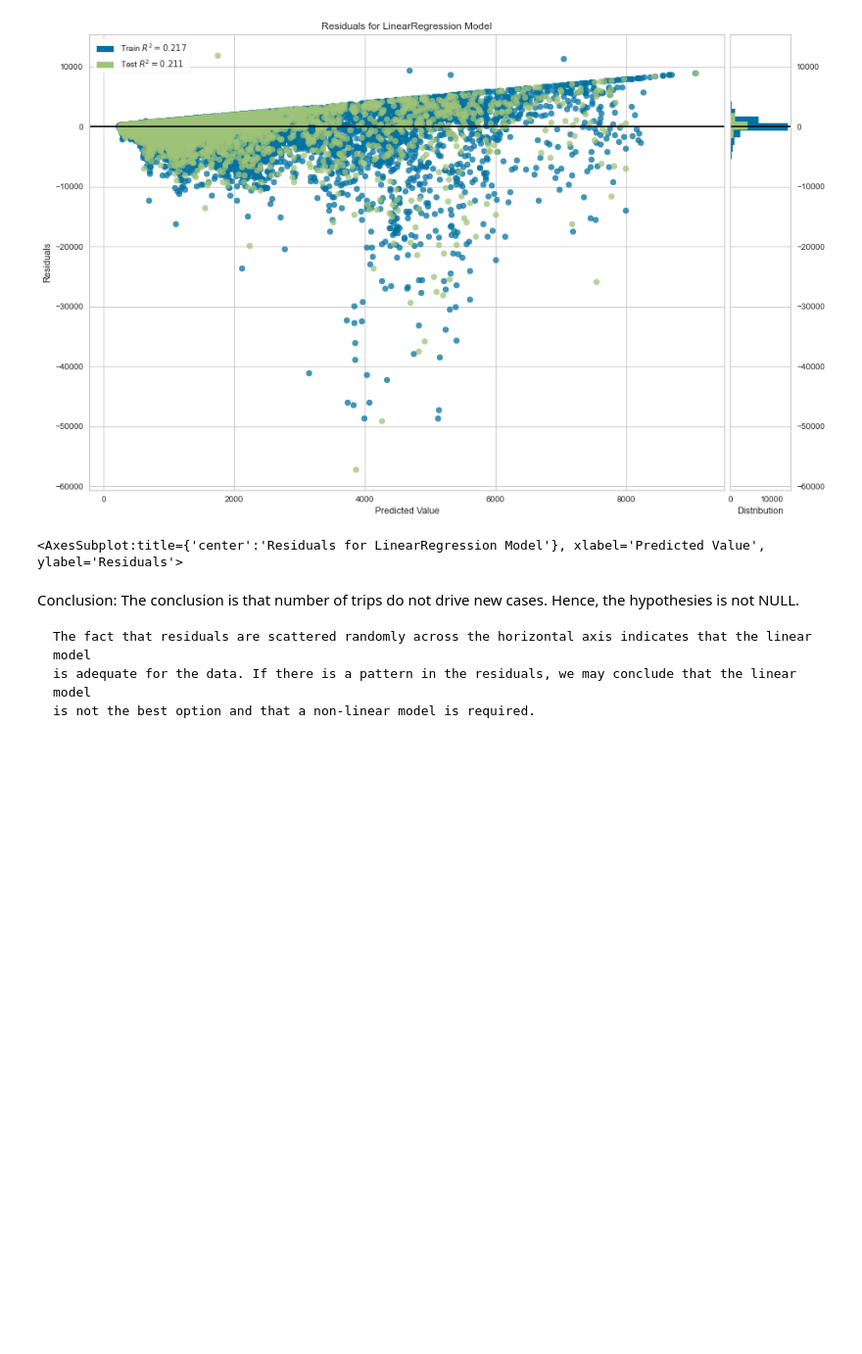
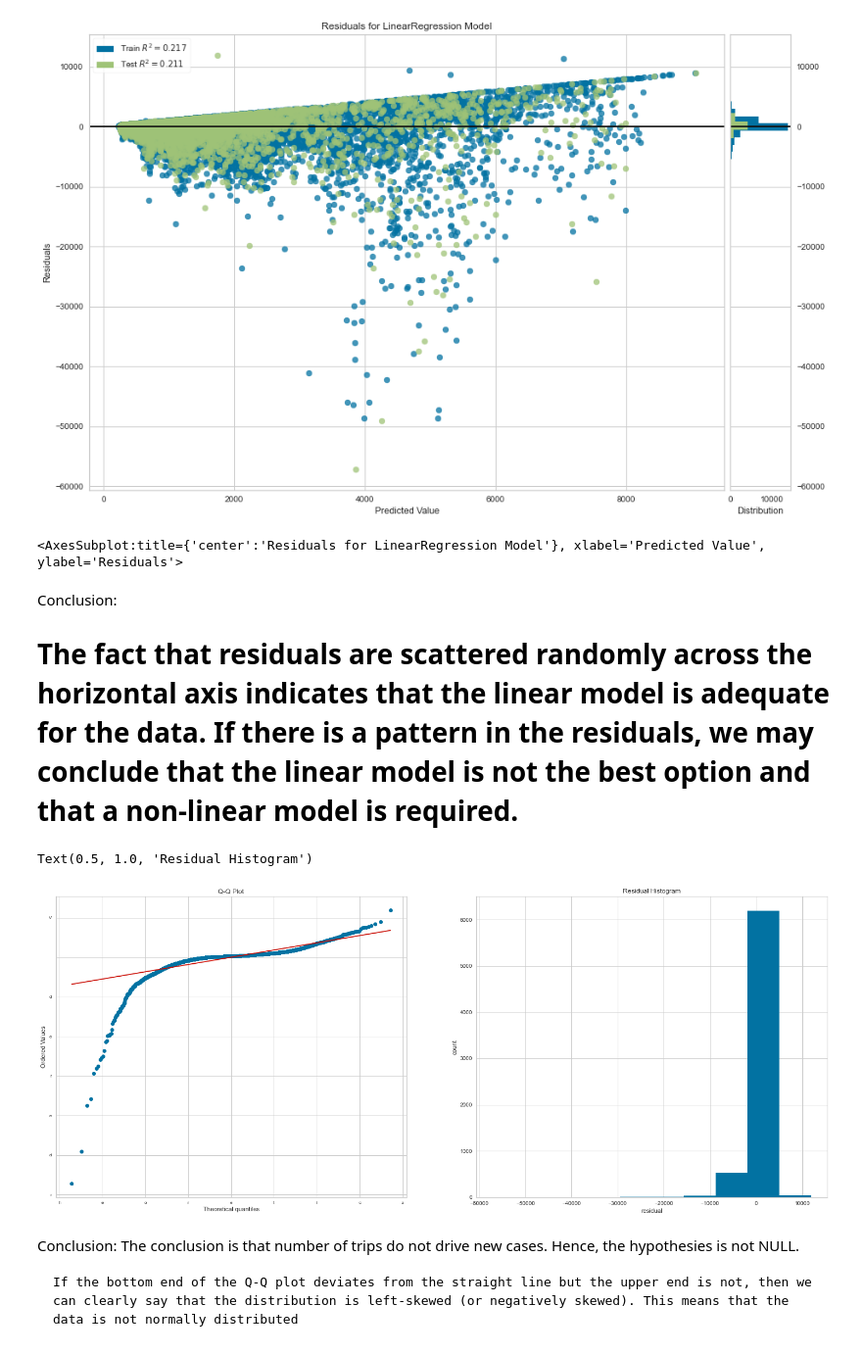
Before and after one commit to colinscampbell/project-1, a Jupyter notebook: prina.ipynb, the cells around one changed output. Shown at 98% size. Saved outputs shown, nothing was run; the diff lists cells and outputs as text; code cells hidden in the pictures; blank space fills up the shorter version.

```diff
--- a/prina.ipynb
+++ b/prina.ipynb
@@ -117,8 +140,31 @@ visualizer.show()
 <AxesSubplot:title={'center':'Residuals for LinearRegression Model'}, xlabel='Predicted Value', ylabel='Residuals'>
 # %% [markdown]
 Conclusion:
-    The conclusion is that number of trips do not drive new cases. Hence, the hypothesies is not NULL.
 
-    The fact that residuals are scattered randomly across the horizontal axis indicates that the linear model
-    is adequate for the data. If there is a pattern in the residuals, we may conclude that the linear model
-    is not the best option and that a non-linear model is required.
+#   The fact that residuals are scattered randomly across the horizontal axis indicates that the linear model is adequate for the data. If there is a pattern in the residuals, we may conclude that the linear model is not the best option and that a non-linear model is required.
+# %%
+# QQ Plot and residual histogram:
+
+a4_dims = (25, 10)
+f, ax = plt.subplots(1,2,figsize=a4_dims)
+z = resid # standardize the observation
+
+stats.probplot(z, dist="norm", plot=ax[0])
+ax[0].set_title("Residual")
+ax[0].set_title("Q-Q Plot")
+ax[0].set_xticklabels("Theoretical Quantile",fontsize=8)
+ax[0].set_yticklabels("Ordered Values",fontsize=8)
+ax[1].hist(z)
+ax[1].set_xlabel("residual")
+ax[1].set_ylabel("count")
+ax[1].set_title("Residual Histogram")
+
+# Output of QQ-Polt and Histrogram is saved as output_data/QQ-Plot.png
+# %% [output]
+Text(0.5, 1.0, 'Residual Histogram')
+[figure, added]
+# %% [markdown]
+Conclusion:
+    The conclusion is that number of trips do not drive new cases. Hence, the hypothesies is not NULL.
+
+    If the bottom end of the Q-Q plot deviates from the straight line but the upper end is not, then we can clearly say that the distribution is left-skewed (or negatively skewed). This means that the data is not normally distributed
```
Also changed, not shown: parts of 10 cells of this notebook.
